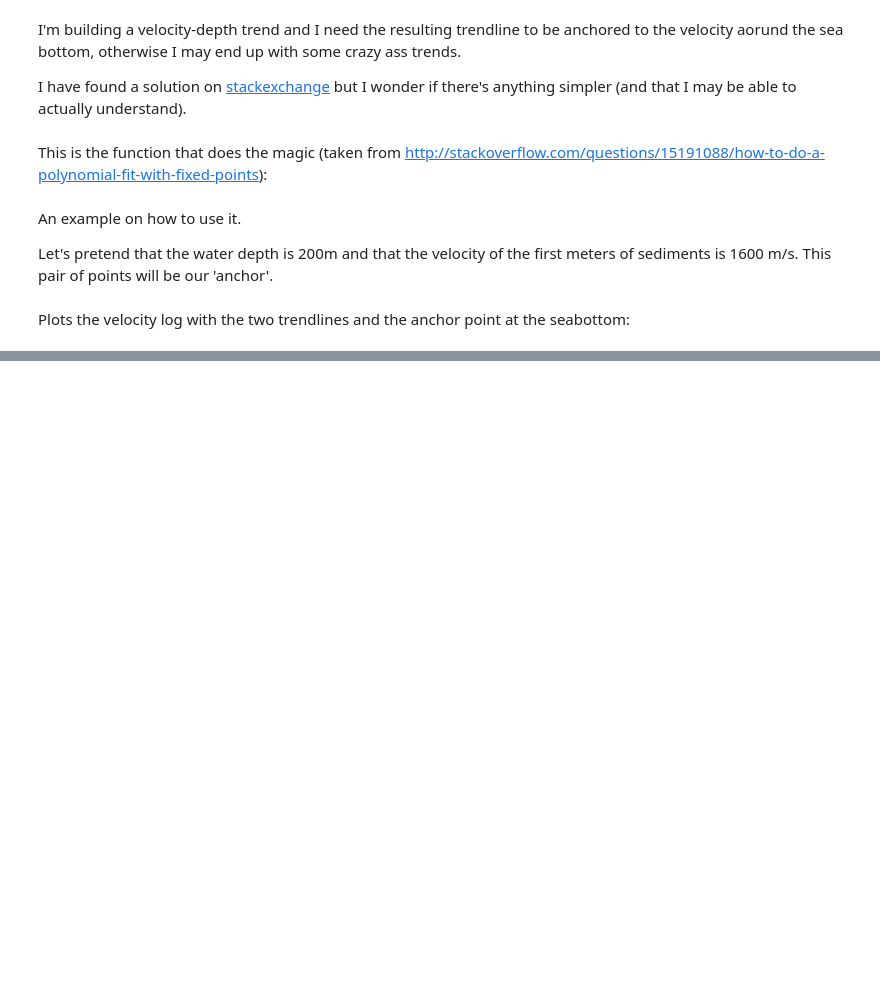
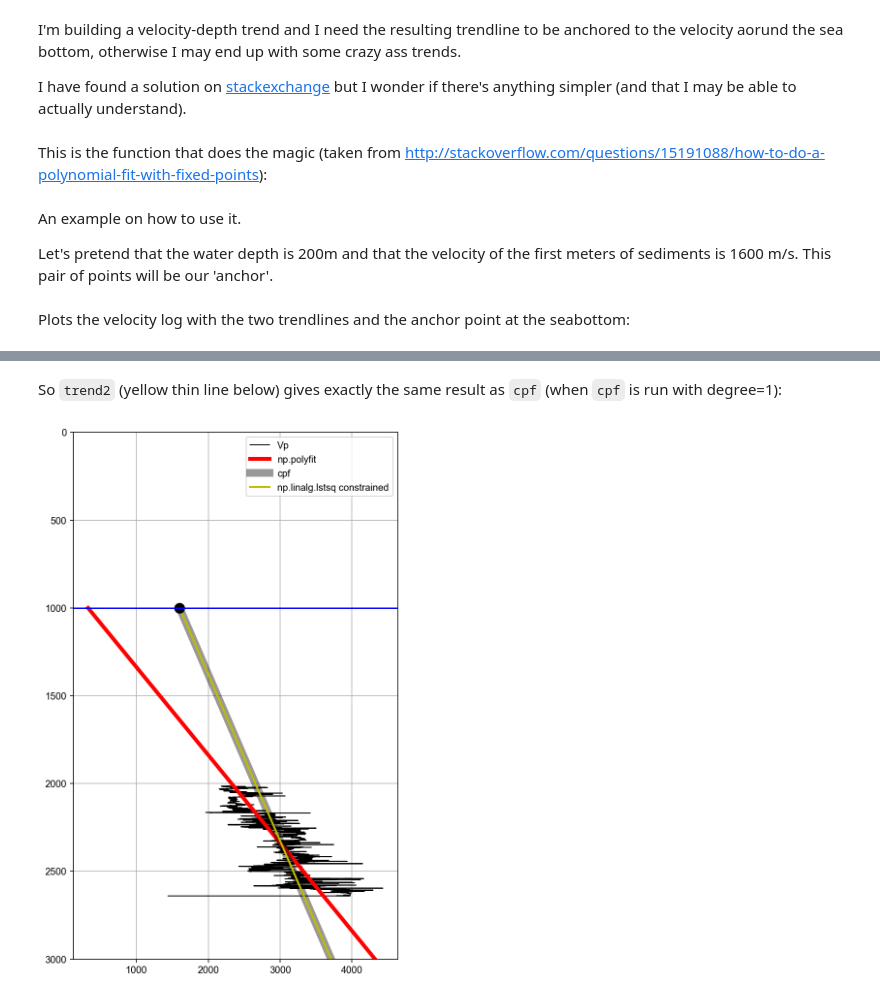
Before and after one commit to Kevin2599/geophysical_notes, a Jupyter notebook: fitting.ipynb, the cells around one changed output, grey strips where cells are left out. Drawn from its saved outputs; the diff is of its cells as text; code cells hidden in the pictures; blank space fills up the shorter version.

```diff
--- a/fitting.ipynb
+++ b/fitting.ipynb
@@ -66,0 +85,19 @@ plt.grid()
+# %%
+# constrained linear fit
+m = np.linalg.lstsq(z[mask][:,None]-z0,vp[mask][:,None]-vp0)[0]
+trend2 = m.flatten()*(zfit-z0)+vp0
+# %% [markdown]
+So `trend2` (yellow thin line below) gives exactly the same result as `cpf` (when `cpf` is run with degree=1):
+# %%
+plt.figure(figsize=(6,10))
+plt.plot(vp,z,'k',lw=1,label='Vp')
+plt.plot(trend0,zfit,'r',lw=4,label='np.polyfit')
+plt.plot(trend1,zfit,'k',alpha=0.4,lw=8,label='cpf')
+plt.plot(trend2,zfit,'y',lw=2,label='np.linalg.lstsq constrained')
+plt.plot(vp0,z0,'ko',ms=10)
+plt.ylim(3000,0)
+plt.axhline(y=z0, color='b')
+plt.legend(fontsize='medium')
+plt.grid()
+# %% [output]
+[figure, added]
```
Also changed, not shown: parts of 12 cells of this notebook.
